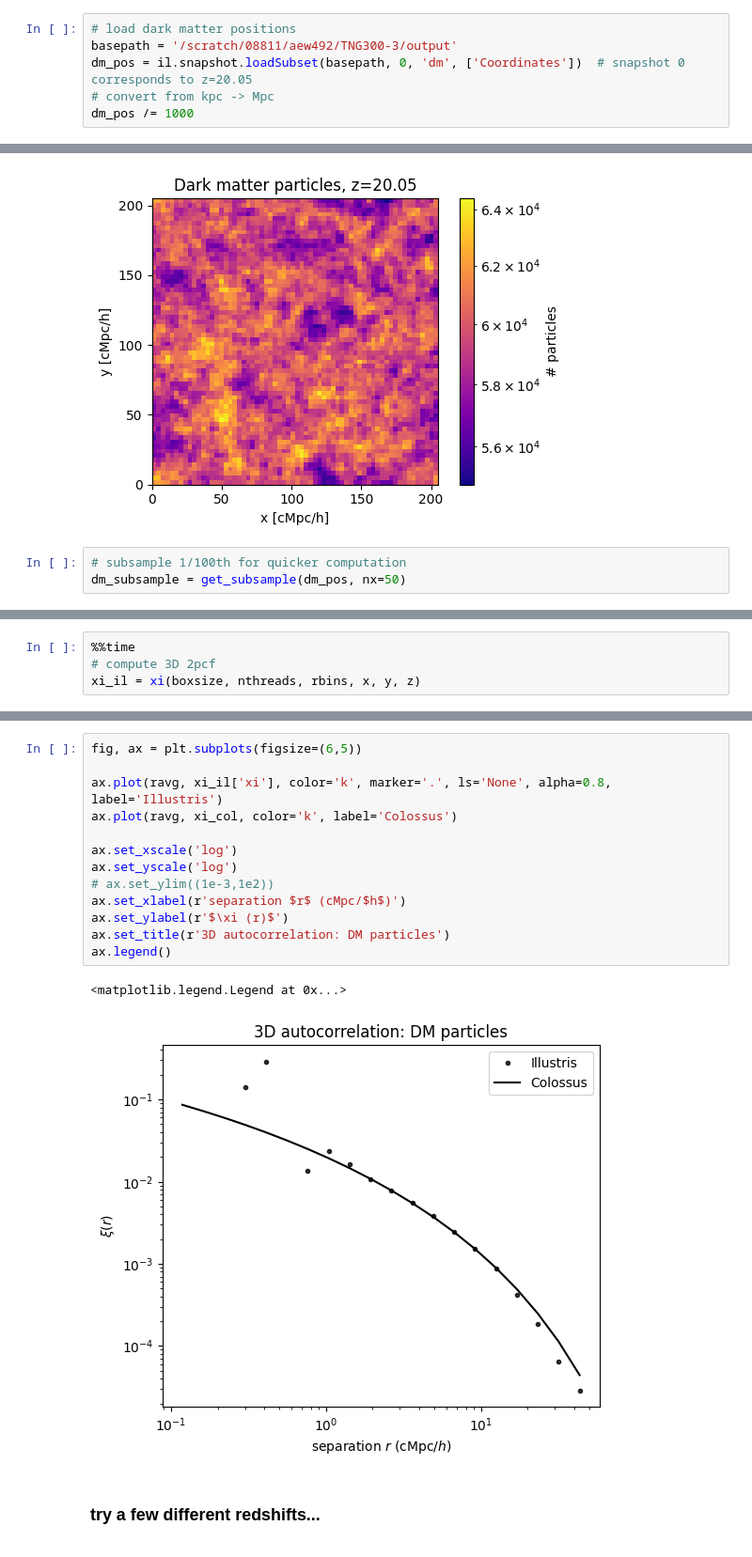
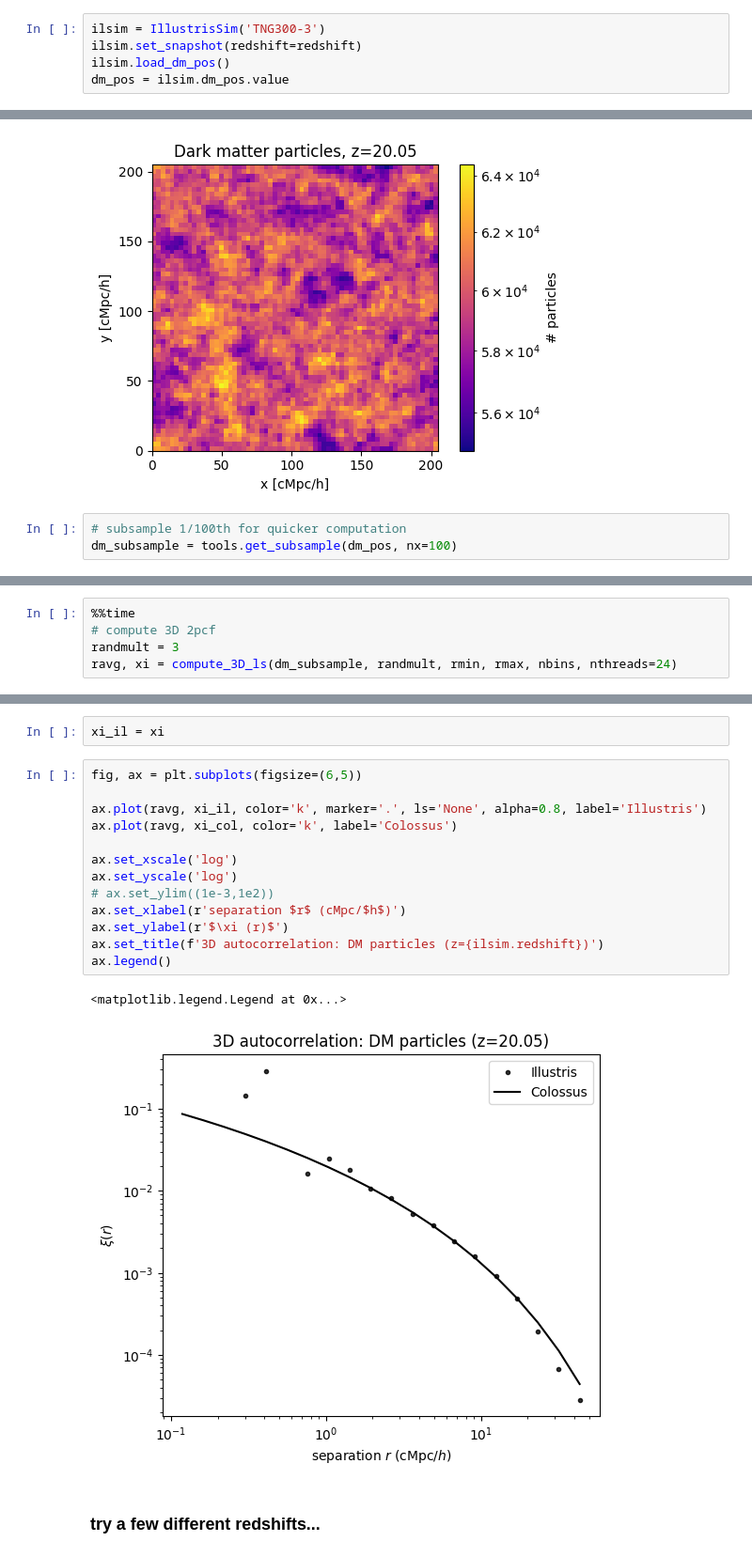
Before and after one commit to abbyw24/small-scale_cross-corrs, a Jupyter notebook: notebooks/colossus_2pcf_TNG300_8-6-23.ipynb, the cells around one changed output, grey strips where cells are left out. Shown: that part at 94% size. Cells and saved outputs as stored; diff of their text form.

```diff
--- a/notebooks/colossus_2pcf_TNG300_8-6-23.ipynb
+++ b/notebooks/colossus_2pcf_TNG300_8-6-23.ipynb
@@ -64,11 +64,10 @@ Text(0.5, 1.0, 'Colossus 2pcf')
 # %% [markdown]
 ### Illustris 2pcf
 # %%
-# load dark matter positions
-basepath = '/scratch/08811/aew492/TNG300-3/output'
-dm_pos = il.snapshot.loadSubset(basepath, 0, 'dm', ['Coordinates'])  # snapshot 0 corresponds to z=20.05
-# convert from kpc -> Mpc
-dm_pos /= 1000
+ilsim = IllustrisSim('TNG300-3')
+ilsim.set_snapshot(redshift=redshift)
+ilsim.load_dm_pos()
+dm_pos = ilsim.dm_pos.value
 # %%
 fig, ax = plt.subplots(figsize=(5.5,4))
 _, _, _, im = ax.hist2d(dm_pos[:,0], dm_pos[:,1], cmap='plasma', norm=mpl.colors.LogNorm(), bins=64)
@@ -87,5 +86,5 @@ fig.tight_layout()
 [figure]
 # %%
 # subsample 1/100th for quicker computation
-dm_subsample = get_subsample(dm_pos, nx=50)
+dm_subsample = tools.get_subsample(dm_pos, nx=100)
 # %% [output]
@@ -101,5 +108,6 @@ nthreads = 12
 # %%
 %%time
 # compute 3D 2pcf
-xi_il = xi(boxsize, nthreads, rbins, x, y, z)
+randmult = 3
+ravg, xi = compute_3D_ls(dm_subsample, randmult, rmin, rmax, nbins, nthreads=24)
 # %% [output]
@@ -108,19 +116,21 @@ Wall time: 1min 14s
+# %%
+xi_il = xi
 # %%
 fig, ax = plt.subplots(figsize=(6,5))
 
-ax.plot(ravg, xi_il['xi'], color='k', marker='.', ls='None', alpha=0.8, label='Illustris')
+ax.plot(ravg, xi_il, color='k', marker='.', ls='None', alpha=0.8, label='Illustris')
 ax.plot(ravg, xi_col, color='k', label='Colossus')
 
 ax.set_xscale('log')
 ax.set_yscale('log')
 # ax.set_ylim((1e-3,1e2))
 ax.set_xlabel(r'separation $r$ (cMpc/$h$)')
 ax.set_ylabel(r'$\xi (r)$')
-ax.set_title(r'3D autocorrelation: DM particles')
+ax.set_title(f'3D autocorrelation: DM particles (z={ilsim.redshift})')
 ax.legend()
 # %% [output]
 <matplotlib.legend.Legend at 0x...>
-[figure, old version]
+[figure, new version]
 # %% [markdown]
 ### try a few different redshifts...
 # %%
```
Also changed, not shown: parts of 10 cells of this notebook, 1 other file.
